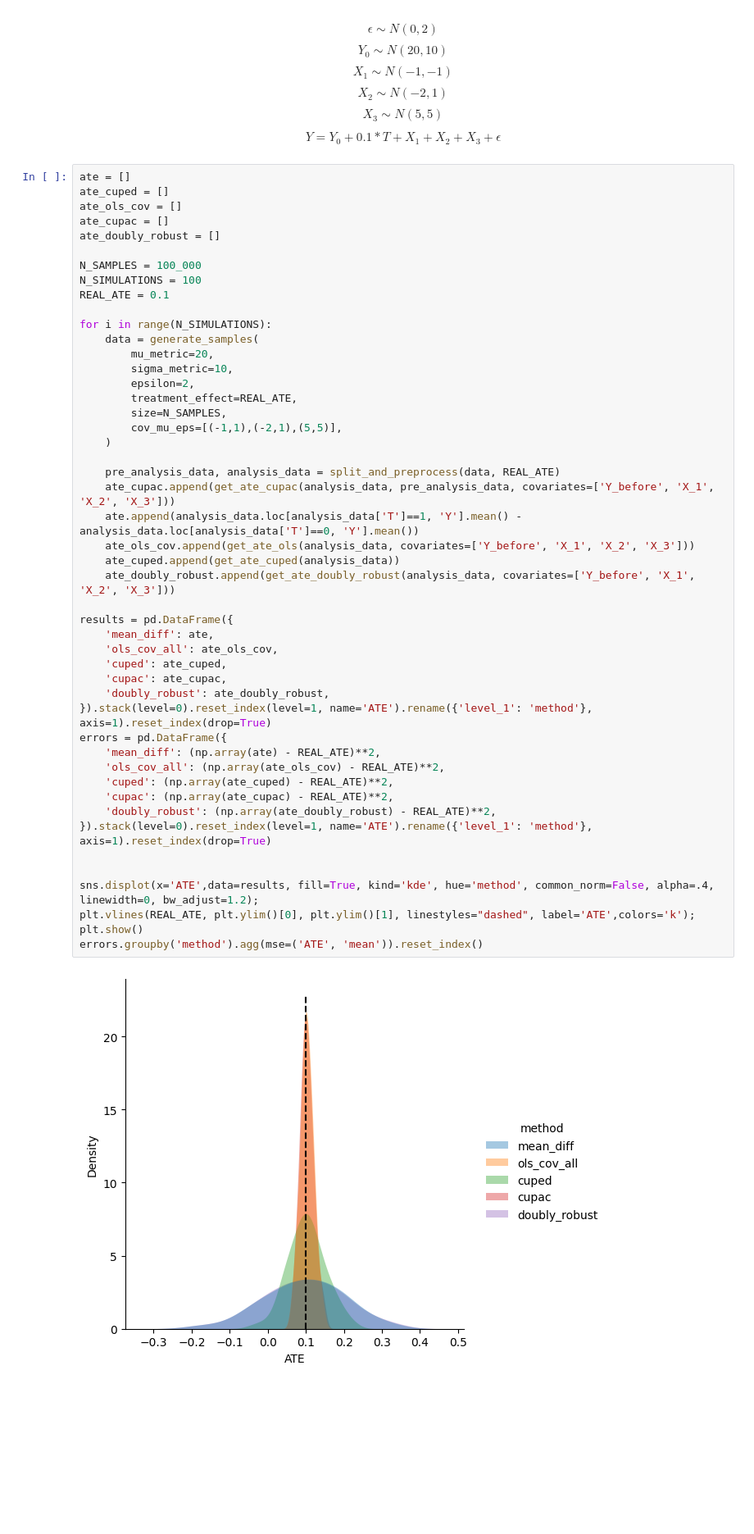
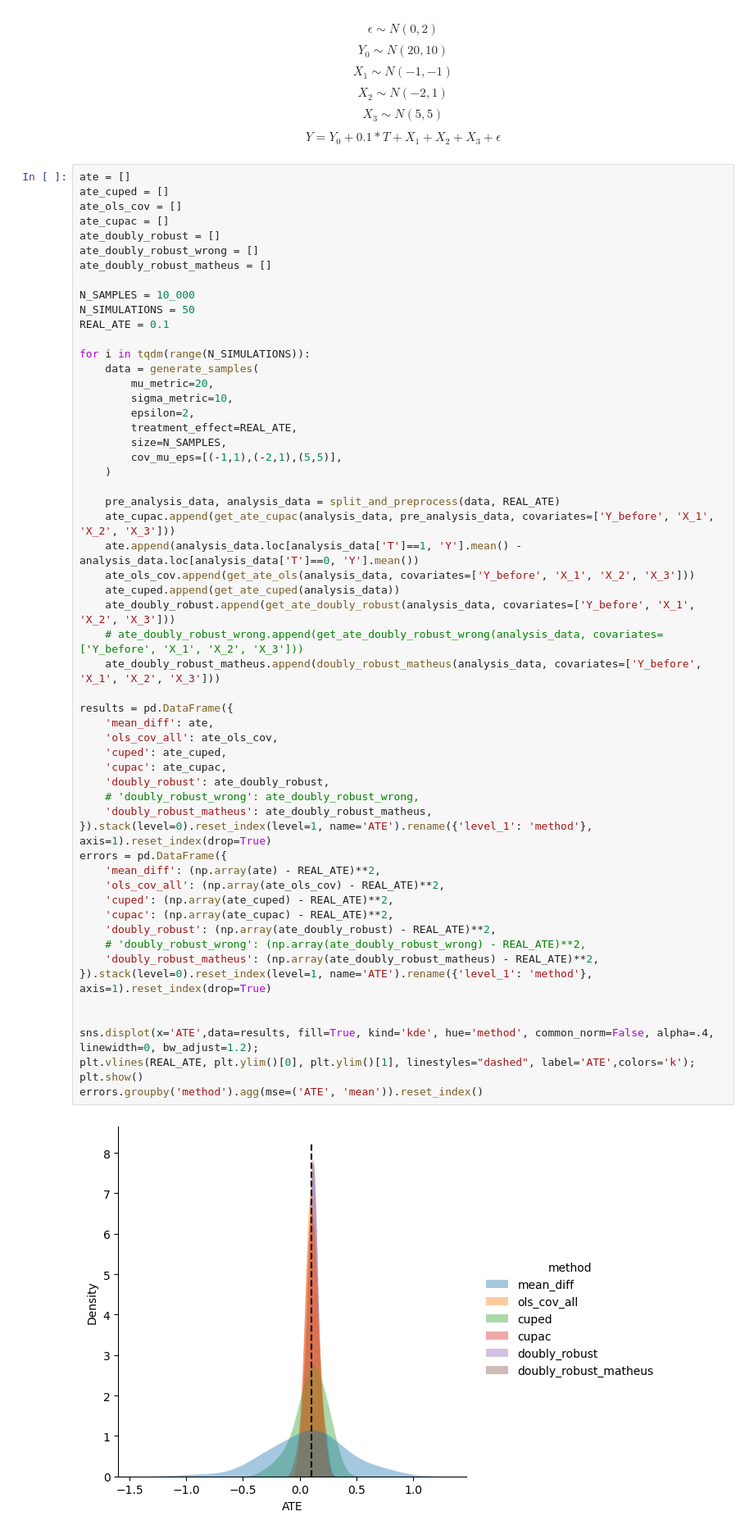
Before and after one commit to Glovo/covariate-adjustment-blogpost, a Jupyter notebook: notebooks/covariate_adjustment.ipynb, the cells around one changed output. Shown at 82% size. Saved outputs shown, nothing was run; the diff lists cells and outputs as text; blank space fills up the shorter version.

```diff
--- a/notebooks/covariate_adjustment.ipynb
+++ b/notebooks/covariate_adjustment.ipynb
@@ -134,12 +140,14 @@ ate_cuped = []
 ate_ols_cov = []
 ate_cupac = []
 ate_doubly_robust = []
+ate_doubly_robust_wrong = []
+ate_doubly_robust_matheus = []
 
-N_SAMPLES = 100_000
-N_SIMULATIONS = 100
+N_SAMPLES = 10_000
+N_SIMULATIONS = 50
 REAL_ATE = 0.1
 
-for i in range(N_SIMULATIONS):
+for i in tqdm(range(N_SIMULATIONS)):
     data = generate_samples(
         mu_metric=20,
         sigma_metric=10,
@@ -150,32 +158,38 @@ for i in range(N_SIMULATIONS):
     )
 
     pre_analysis_data, analysis_data = split_and_preprocess(data, REAL_ATE)
     ate_cupac.append(get_ate_cupac(analysis_data, pre_analysis_data, covariates=['Y_before', 'X_1', 'X_2', 'X_3']))
     ate.append(analysis_data.loc[analysis_data['T']==1, 'Y'].mean() - analysis_data.loc[analysis_data['T']==0, 'Y'].mean())
     ate_ols_cov.append(get_ate_ols(analysis_data, covariates=['Y_before', 'X_1', 'X_2', 'X_3']))
     ate_cuped.append(get_ate_cuped(analysis_data))
     ate_doubly_robust.append(get_ate_doubly_robust(analysis_data, covariates=['Y_before', 'X_1', 'X_2', 'X_3']))
+    # ate_doubly_robust_wrong.append(get_ate_doubly_robust_wrong(analysis_data, covariates=['Y_before', 'X_1', 'X_2', 'X_3']))
+    ate_doubly_robust_matheus.append(doubly_robust_matheus(analysis_data, covariates=['Y_before', 'X_1', 'X_2', 'X_3']))
 
 results = pd.DataFrame({
     'mean_diff': ate,
     'ols_cov_all': ate_ols_cov,
     'cuped': ate_cuped,
     'cupac': ate_cupac,
     'doubly_robust': ate_doubly_robust,
+    # 'doubly_robust_wrong': ate_doubly_robust_wrong,
+    'doubly_robust_matheus': ate_doubly_robust_matheus,
 }).stack(level=0).reset_index(level=1, name='ATE').rename({'level_1': 'method'}, axis=1).reset_index(drop=True)
 errors = pd.DataFrame({
     'mean_diff': (np.array(ate) - REAL_ATE)**2,
     'ols_cov_all': (np.array(ate_ols_cov) - REAL_ATE)**2,
     'cuped': (np.array(ate_cuped) - REAL_ATE)**2,
     'cupac': (np.array(ate_cupac) - REAL_ATE)**2,
     'doubly_robust': (np.array(ate_doubly_robust) - REAL_ATE)**2,
+    # 'doubly_robust_wrong': (np.array(ate_doubly_robust_wrong) - REAL_ATE)**2,
+    'doubly_robust_matheus': (np.array(ate_doubly_robust_matheus) - REAL_ATE)**2,
 }).stack(level=0).reset_index(level=1, name='ATE').rename({'level_1': 'method'}, axis=1).reset_index(drop=True)
 
 
 sns.displot(x='ATE',data=results, fill=True, kind='kde', hue='method', common_norm=False, alpha=.4, linewidth=0, bw_adjust=1.2);
 plt.vlines(REAL_ATE, plt.ylim()[0], plt.ylim()[1], linestyles="dashed", label='ATE',colors='k');
 plt.show()
 errors.groupby('method').agg(mse=('ATE', 'mean')).reset_index()
 # %% [output]
-[figure, old version]
+[figure, new version]
 |  | method | mse |
```
Also changed, not shown: parts of 12 cells of this notebook, 3 other files.
